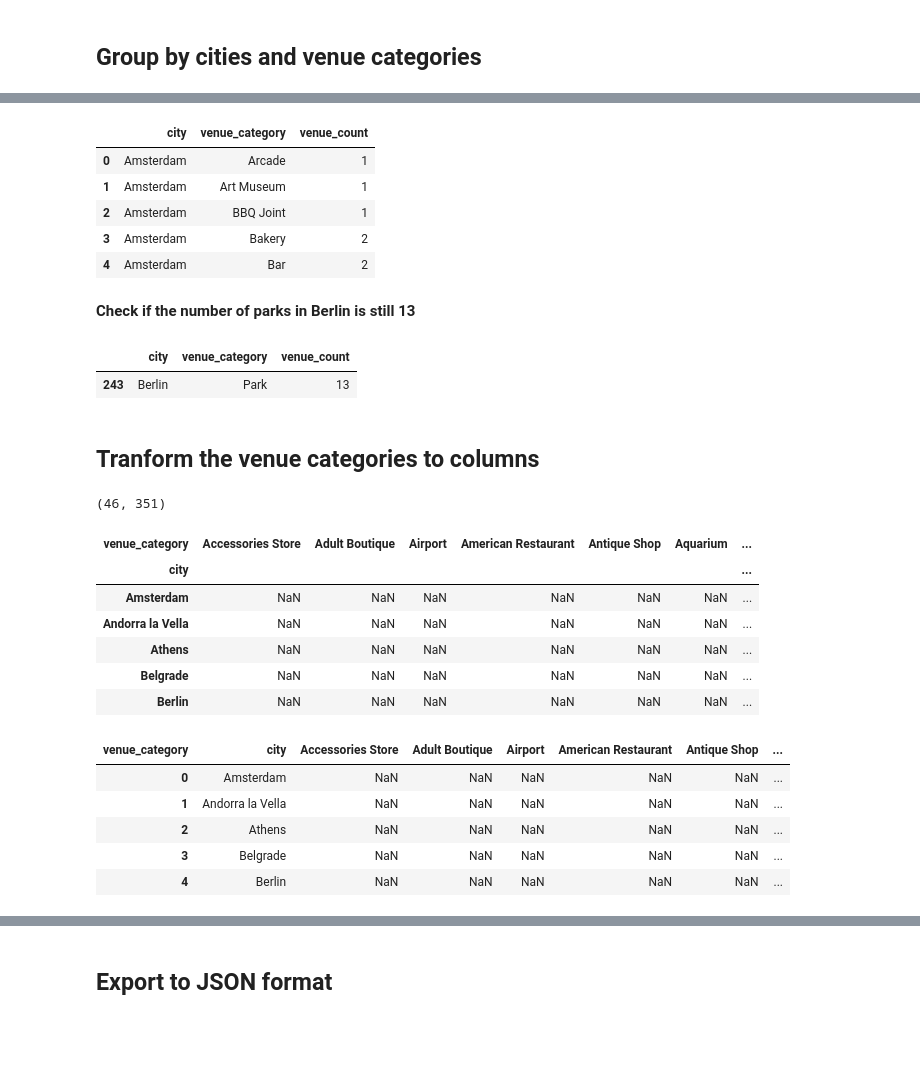
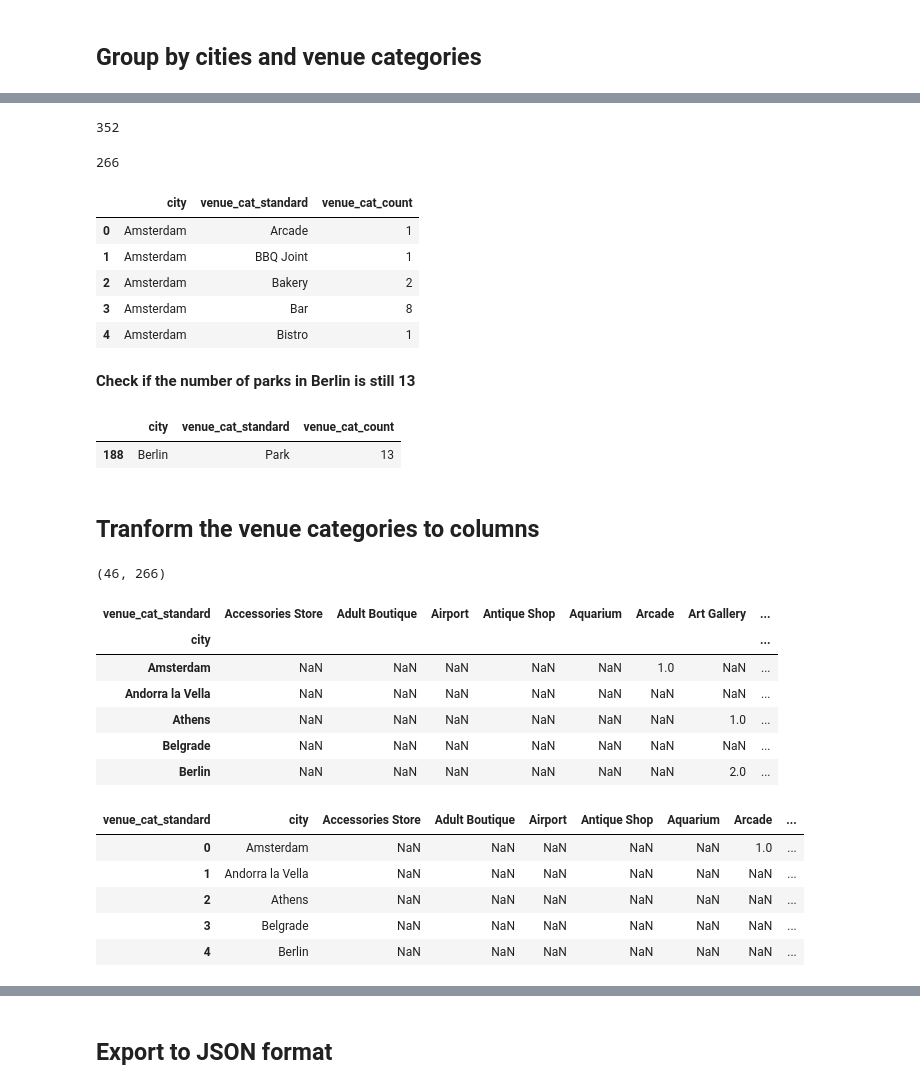
Before and after one commit to robertbozsik/city-recommender, a Jupyter notebook: notebooks/Foursquare_venues.ipynb, the cells around one changed output, grey strips where cells are left out. Cells and saved outputs as stored; diff of their text form; code cells hidden in the pictures; blank space fills up the shorter version.

Commit message:
venue category standardization

```diff
--- a/notebooks/Foursquare_venues.ipynb
+++ b/notebooks/Foursquare_venues.ipynb
@@ -412,3 +530,11 @@ venue_count       0
 dtype: int64
+# %%
+df3['venue_category'].nunique()
+# %% [output]
+352
+# %%
+df3['venue_cat_standard'].nunique()
+# %% [output]
+266
 # %%
-df = df.groupby(['city', 'venue_category']).agg({'venue_count': 'sum'})
+df3 = df3.groupby(['city', 'venue_cat_standard']).agg({'venue_cat_count': 'sum'})
@@ -417,18 +541,20 @@ df = df.reset_index()
+# %%
+df3 = df3.reset_index()
 # %%
-df.head()
+df3.head()
 # %% [output]
-|  | city | venue_category | venue_count |
+|  | city | venue_cat_standard | venue_cat_count |
 | 0 | Amsterdam | Arcade | 1 |
-| 1 | Amsterdam | Art Museum | 1 |
-| 2 | Amsterdam | BBQ Joint | 1 |
-| 3 | Amsterdam | Bakery | 2 |
-| 4 | Amsterdam | Bar | 2 |
+| 1 | Amsterdam | BBQ Joint | 1 |
+| 2 | Amsterdam | Bakery | 2 |
+| 3 | Amsterdam | Bar | 8 |
+| 4 | Amsterdam | Bistro | 1 |
 # %% [markdown]
 **Check if the number of parks in Berlin is still 13**
-# %%
-df[(df['city'] == 'Berlin') & (df['venue_category'] == 'Park')]
-# %% [output]
-|  | city | venue_category | venue_count |
-| 243 | Berlin | Park | 13 |
+# %%
+df3[(df3['city'] == 'Berlin') & (df3['venue_cat_standard'] == 'Park')]
+# %% [output]
+|  | city | venue_cat_standard | venue_cat_count |
+| 188 | Berlin | Park | 13 |
 # %% [markdown]
 ## Tranform the venue categories to columns
@@ -437,16 +561,18 @@ df2 = df.copy()
+# %%
+df4 = df3.copy()
 # %%
-df2 = df2.pivot(index='city', columns='venue_category', values='venue_count')
+df4 = df4.pivot(index='city', columns='venue_cat_standard', values='venue_cat_count')
 # %%
-df2.shape
+df4.shape
 # %% [output]
-(46, 351)
+(46, 266)
 # %%
-df2.head()
+df4.head()
 # %% [output]
-| venue_category | Accessories Store | Adult Boutique | Airport | American Restaurant | Antique Shop | Aquarium | ... |
-| city |  |  |  |  |  |  | ... |
-| Amsterdam | NaN | NaN | NaN | NaN | NaN | NaN | ... |
-| Andorra la Vella | NaN | NaN | NaN | NaN | NaN | NaN | ... |
-| Athens | NaN | NaN | NaN | NaN | NaN | NaN | ... |
-| Belgrade | NaN | NaN | NaN | NaN | NaN | NaN | ... |
-| Berlin | NaN | NaN | NaN | NaN | NaN | NaN | ... |
+| venue_cat_standard | Accessories Store | Adult Boutique | Airport | Antique Shop | Aquarium | Arcade | Art Gallery | ... |
+| city |  |  |  |  |  |  |  | ... |
+| Amsterdam | NaN | NaN | NaN | NaN | NaN | 1.0 | NaN | ... |
+| Andorra la Vella | NaN | NaN | NaN | NaN | NaN | NaN | NaN | ... |
+| Athens | NaN | NaN | NaN | NaN | NaN | NaN | 1.0 | ... |
+| Belgrade | NaN | NaN | NaN | NaN | NaN | NaN | NaN | ... |
+| Berlin | NaN | NaN | NaN | NaN | NaN | NaN | 2.0 | ... |
@@ -455,10 +581,10 @@ df2 = df2.reset_index()
 # %%
-df2.head()
+df4.head()
 # %% [output]
-| venue_category | city | Accessories Store | Adult Boutique | Airport | American Restaurant | Antique Shop | ... |
-| 0 | Amsterdam | NaN | NaN | NaN | NaN | NaN | ... |
-| 1 | Andorra la Vella | NaN | NaN | NaN | NaN | NaN | ... |
-| 2 | Athens | NaN | NaN | NaN | NaN | NaN | ... |
-| 3 | Belgrade | NaN | NaN | NaN | NaN | NaN | ... |
-| 4 | Berlin | NaN | NaN | NaN | NaN | NaN | ... |
+| venue_cat_standard | city | Accessories Store | Adult Boutique | Airport | Antique Shop | Aquarium | Arcade | ... |
+| 0 | Amsterdam | NaN | NaN | NaN | NaN | NaN | 1.0 | ... |
+| 1 | Andorra la Vella | NaN | NaN | NaN | NaN | NaN | NaN | ... |
+| 2 | Athens | NaN | NaN | NaN | NaN | NaN | NaN | ... |
+| 3 | Belgrade | NaN | NaN | NaN | NaN | NaN | NaN | ... |
+| 4 | Berlin | NaN | NaN | NaN | NaN | NaN | NaN | ... |
 # %%
```
Also changed, not shown: parts of 33 cells of this notebook, 1 other file.
